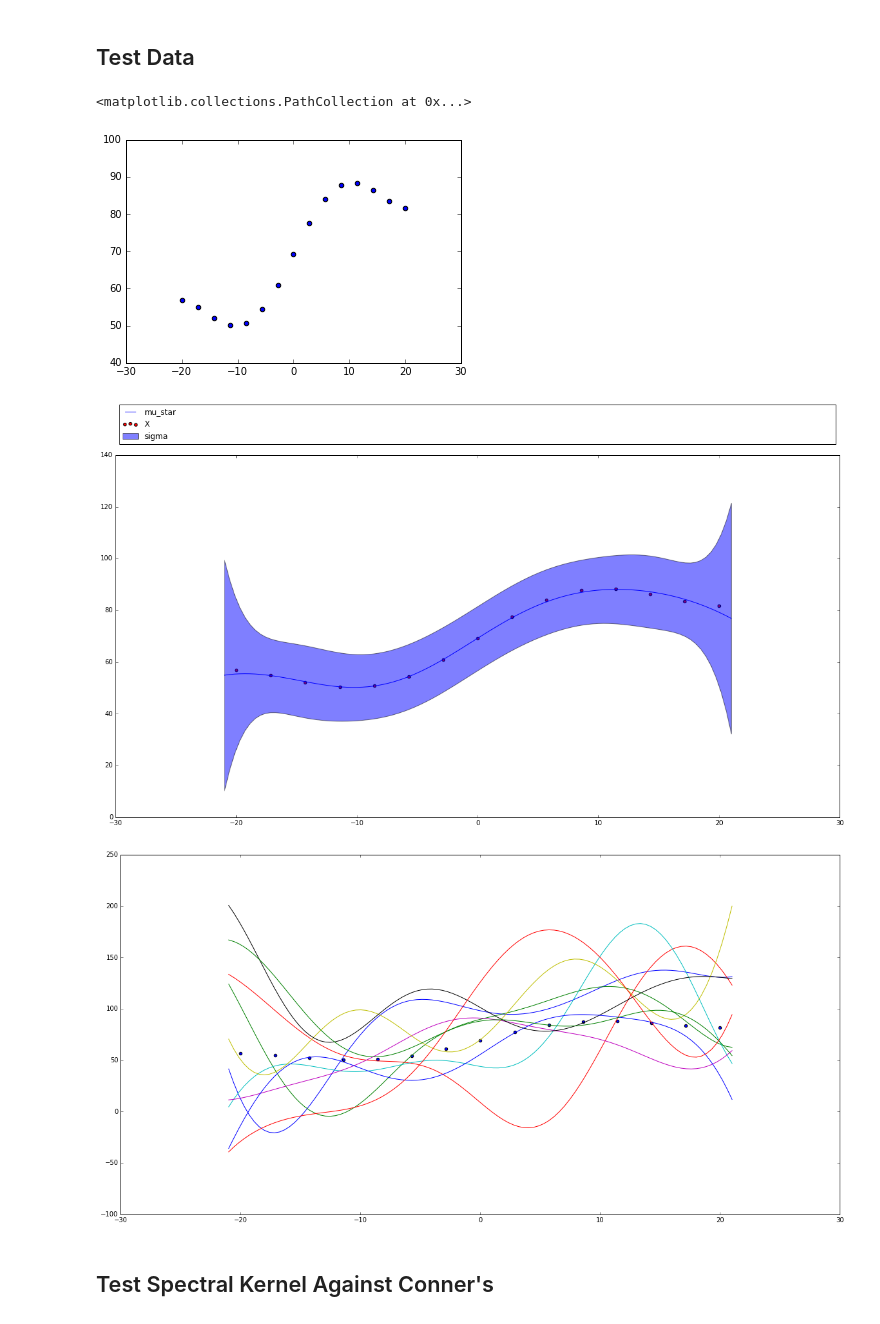
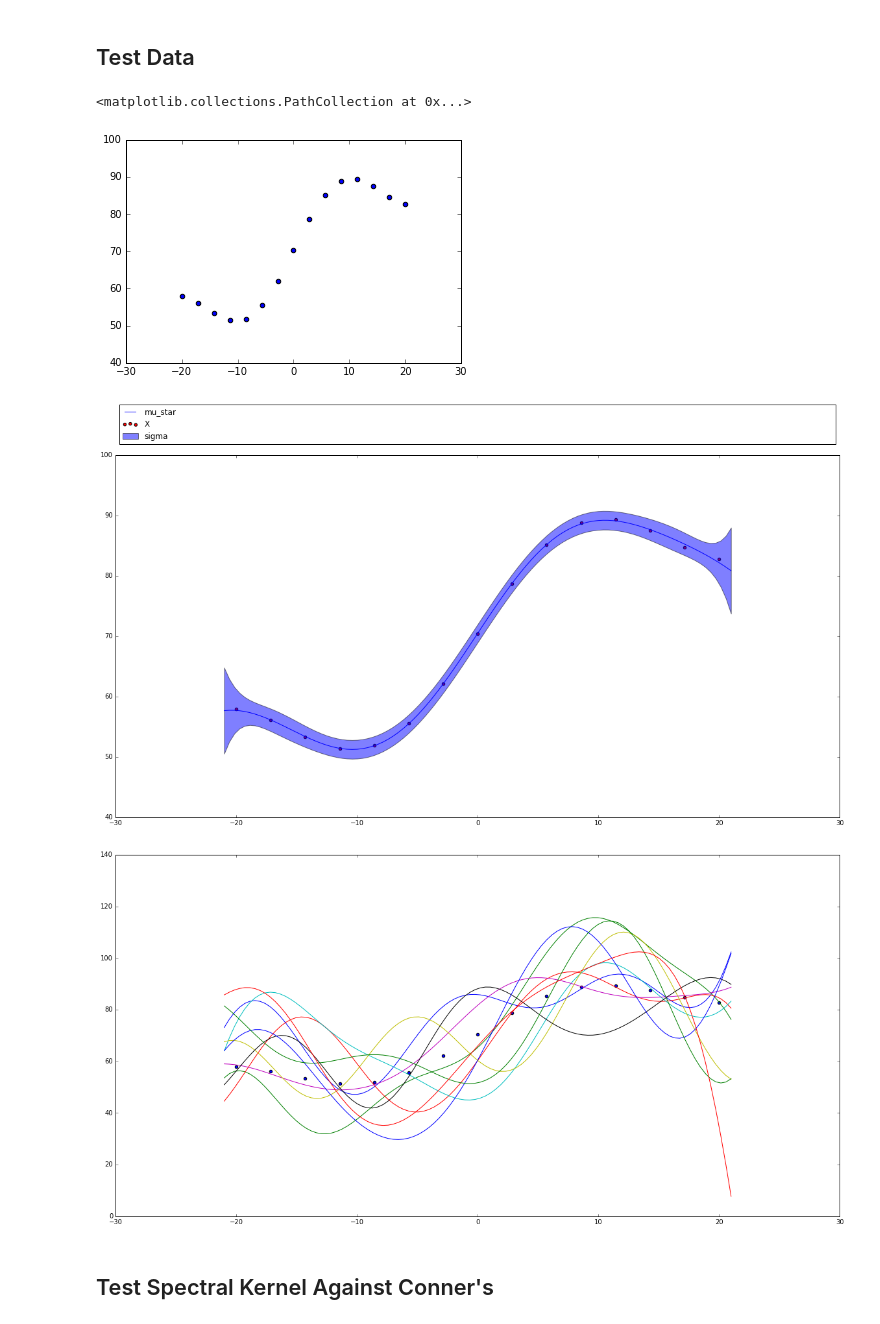
Before and after one commit to ndiamant/econ136_final_project, a Jupyter notebook: gp.ipynb, the cells around one changed output. Cells and saved outputs as stored; diff of their text form; code cells hidden in the pictures.

```diff
--- a/gp.ipynb
+++ b/gp.ipynb
@@ -192,7 +199,9 @@ def optimize_spectral_kernel(w0, mu0, v0, X, sigma_y, epsilon=1e-3, iters=100, v
 def plot_GP(X, f, mu_star, sigma_star):
     plt.scatter(X, f, c='red', label='X')
     sigma = sigma_star.diagonal()
-    plt.fill_between(X_star, (mu_star - sigma), (mu_star + sigma), alpha=.5, label='sigma')
+    lower = np.squeeze(mu_star) - np.squeeze(sigma)
+    upper = np.squeeze(mu_star) + np.squeeze(sigma)
+    plt.fill_between(X_star, lower, upper, alpha=.5, label='sigma')
     plt.plot(X_star, mu_star, label='mu_star')
     plt.legend(loc=3, bbox_to_anchor=(0., 1.02, 1., .102), mode='expand')
     plt.show()
@@ -208,30 +217,30 @@ X = np.linspace(-20, 20, 15)
 # polyfunc = np.vectorize(poly)
 # f = polyfunc(X)
 #
-f = X + 10 * np.sin(X / 5) + 5 * stats.norm.rvs(15)
+f = (X + 10 * np.sin(X / 5) + 5 * stats.norm.rvs(15))[:, np.newaxis]
 plt.scatter(X, f)
 # %% [output]
 <matplotlib.collections.PathCollection at 0x...>
-[figure, old version]
+[figure, new version]
 # %%
-sigma_y = np.ones(15) * np.sqrt(10*order**order)
+sigma_y = np.ones(15) * np.sqrt(order**order)
 X_star = np.linspace(-21, 21, 100)
-mu_star, sigma_star = posterior_predictive(X, f, sigma_y, sq_exp_kernel(sigma=10*order**order, l=10), X_star)
+mu_star, sigma_star = posterior_predictive(X, f[:,0], sigma_y, sq_exp_kernel(sigma=10*order**order, l=10), X_star)
 plt.figure(figsize=(20,10))
 plot_GP(X, f, mu_star, sigma_star)
 # %% [output]
-[figure, old version]
+[figure, new version]
 # %%
 plt.figure(figsize=(20, 10))
 
 # sample from posterior predictive
 for i in range(10):
-    plt.plot(X_star, np.random.multivariate_normal(mean=mu_star, cov=100*sigma_star))
+    plt.plot(X_star, np.random.multivariate_normal(mean=np.squeeze(mu_star), cov=100*sigma_star))
 
 plt.scatter(X, f)
 plt.show()
 # %% [output]
-[figure, old version]
+[figure, new version]
 # %% [markdown]
 ## Test Spectral Kernel Against Conner's
 # %%
```
Also changed, not shown: parts of 5 cells of this notebook.
